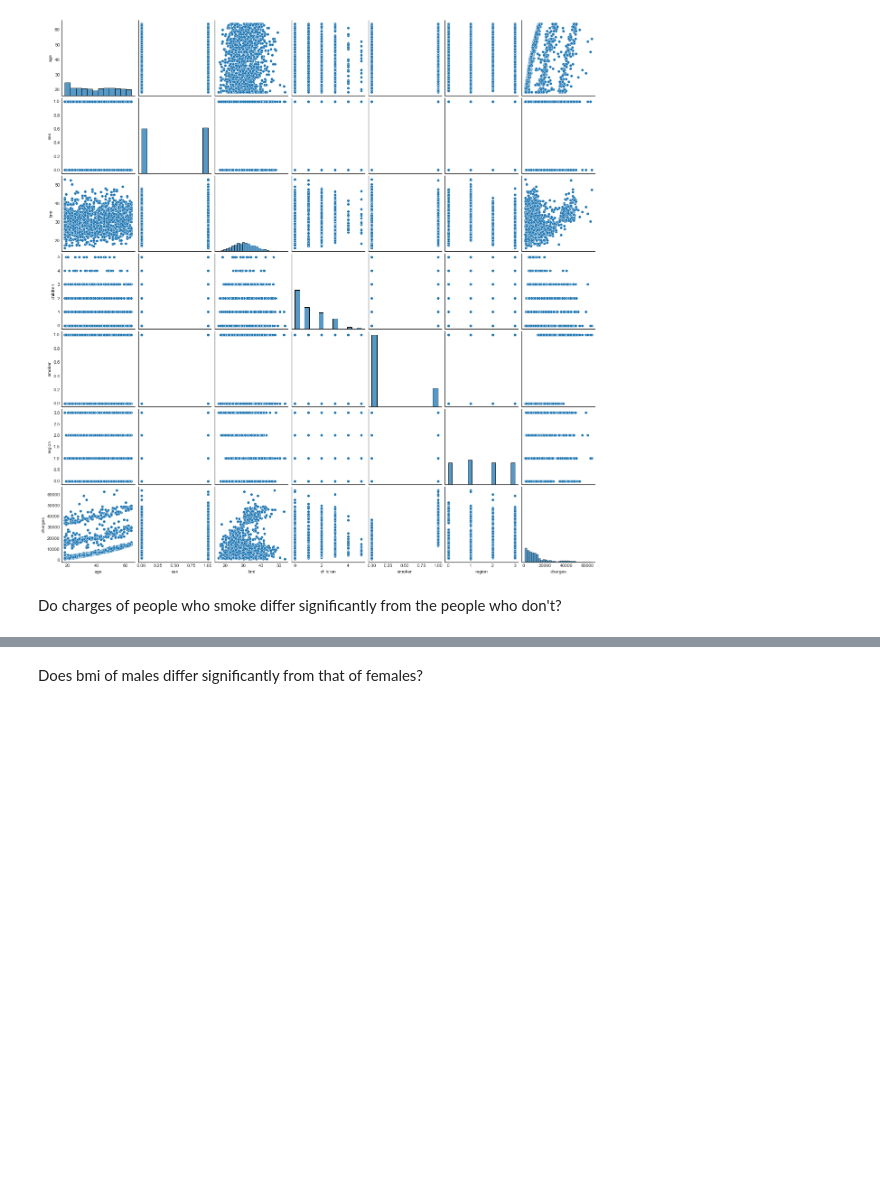
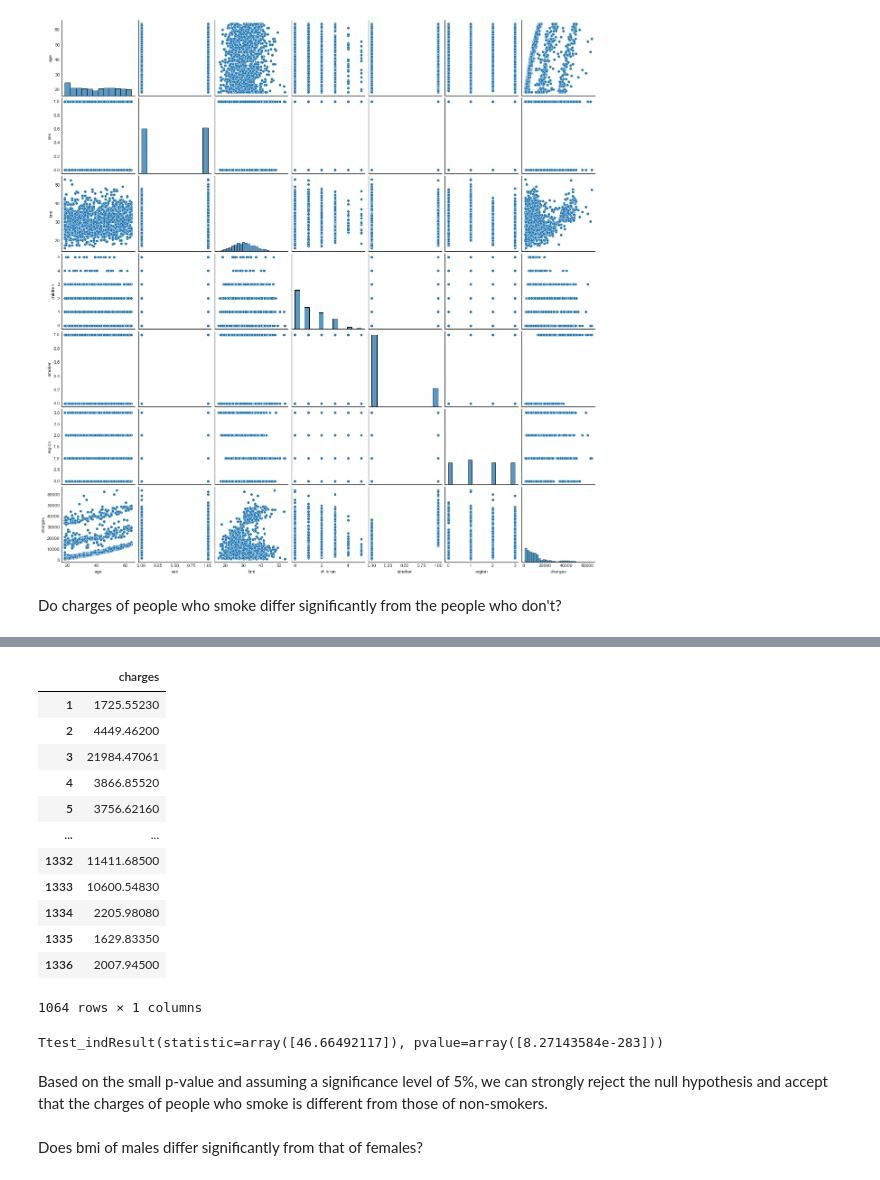
Before and after one commit to RochaErik/Medical-Data, a Jupyter notebook: Medical_data.ipynb, the cells around one changed output, grey strips where cells are left out. Saved outputs shown, nothing was run; the diff lists cells and outputs as text; code cells hidden in the pictures; blank space fills up the shorter version.

```diff
--- a/Medical_data.ipynb
+++ b/Medical_data.ipynb
@@ -297,3 +337,30 @@ Do charges of people who smoke differ significantly from the people who don't?
+# %%
+no_smk = pd.DataFrame(smk_chg['charges'][smk_chg['smoker']=='no'])
+no_smk
+# %% [output]
+|  | charges |
+| 1 | 1725.55230 |
+| 2 | 4449.46200 |
+| 3 | 21984.47061 |
+| 4 | 3866.85520 |
+| 5 | 3756.62160 |
+| ... | ... |
+| 1332 | 11411.68500 |
+| 1333 | 10600.54830 |
+| 1334 | 2205.98080 |
+| 1335 | 1629.83350 |
+| 1336 | 2007.94500 |
+1064 rows × 1 columns
+# %%
+#ttest
+# H0: Smoking and no smoking pacients have the same charges
+# H1: Charges from smokers and no smokers pacients are different
+
+stats.ttest_ind(a=smk, b=no_smk)
+# %% [output]
+Ttest_indResult(statistic=array([46.66492117]), pvalue=array([8.27143584e-283]))
+# %% [markdown]
+Based on the small p-value and assuming a significance level of 5%, we can strongly reject the null hypothesis and accept that the charges of people who smoke is different from those of non-smokers.
 # %% [markdown]
 Does bmi of males differ significantly from that of females?
 # %% [markdown]
```
Also changed, not shown: parts of 19 cells of this notebook.
